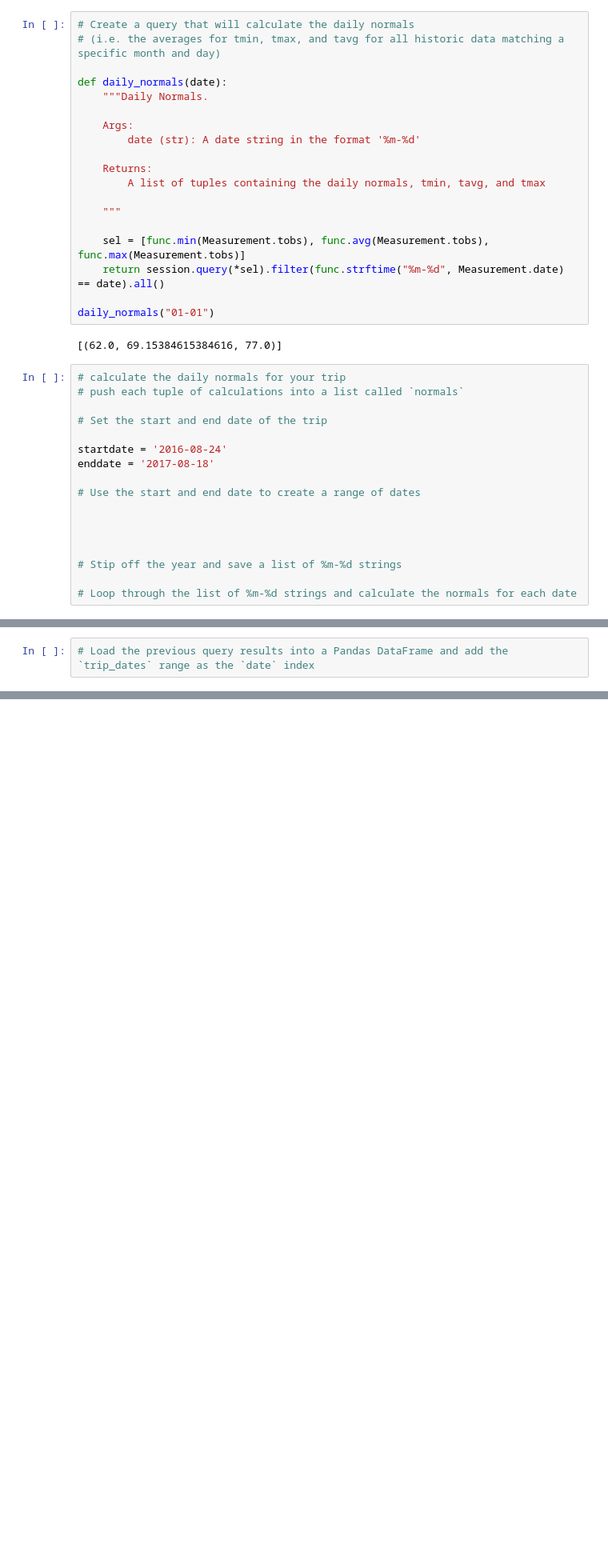
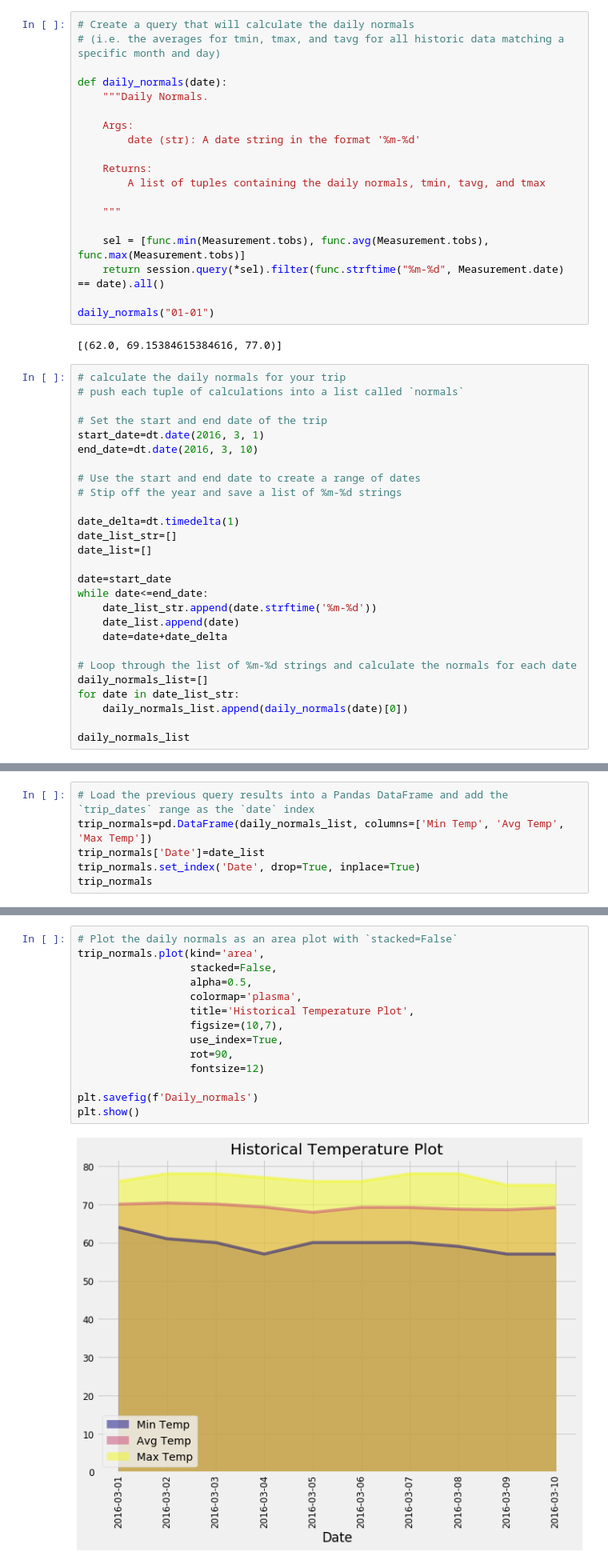
Before and after one commit to KaranGujarati/sqlalchemy-challenge-KG, a Jupyter notebook: climate_starter.ipynb, the cells around one changed output, grey strips where cells are left out. Shown at 80% size. Cells and saved outputs as stored; diff of their text form; blank space fills up the shorter version.

```diff
--- a/climate_starter.ipynb
+++ b/climate_starter.ipynb
@@ -355,15 +386,25 @@ daily_normals("01-01")
 # push each tuple of calculations into a list called `normals`
 
 # Set the start and end date of the trip
-
-startdate = '2016-08-24'
-enddate = '2017-08-18'
+start_date=dt.date(2016, 3, 1)
+end_date=dt.date(2016, 3, 10)
 
 # Use the start and end date to create a range of dates
-
-
-
-
 # Stip off the year and save a list of %m-%d strings
 
+date_delta=dt.timedelta(1)
+date_list_str=[]
+date_list=[]
+
+date=start_date
+while date<=end_date:
+    date_list_str.append(date.strftime('%m-%d'))
+    date_list.append(date)
+    date=date+date_delta
+
 # Loop through the list of %m-%d strings and calculate the normals for each date
+daily_normals_list=[]
+for date in date_list_str:
+    daily_normals_list.append(daily_normals(date)[0])
+
+daily_normals_list
@@ -370,2 +422,6 @@ enddate = '2017-08-18'
 # %%
 # Load the previous query results into a Pandas DataFrame and add the `trip_dates` range as the `date` index
+trip_normals=pd.DataFrame(daily_normals_list, columns=['Min Temp', 'Avg Temp', 'Max Temp'])
+trip_normals['Date']=date_list
+trip_normals.set_index('Date', drop=True, inplace=True)
+trip_normals
@@ -373,0 +441,16 @@ enddate = '2017-08-18'
+# %%
+# Plot the daily normals as an area plot with `stacked=False`
+trip_normals.plot(kind='area',
+                  stacked=False,
+                  alpha=0.5,
+                  colormap='plasma',
+                  title='Historical Temperature Plot',
+                  figsize=(10,7),
+                  use_index=True,
+                  rot=90,
+                  fontsize=12)
+
+plt.savefig(f'Daily_normals')
+plt.show()
+# %% [output]
+[figure, added]
```
Also changed, not shown: parts of 11 cells of this notebook, 13 other files.
